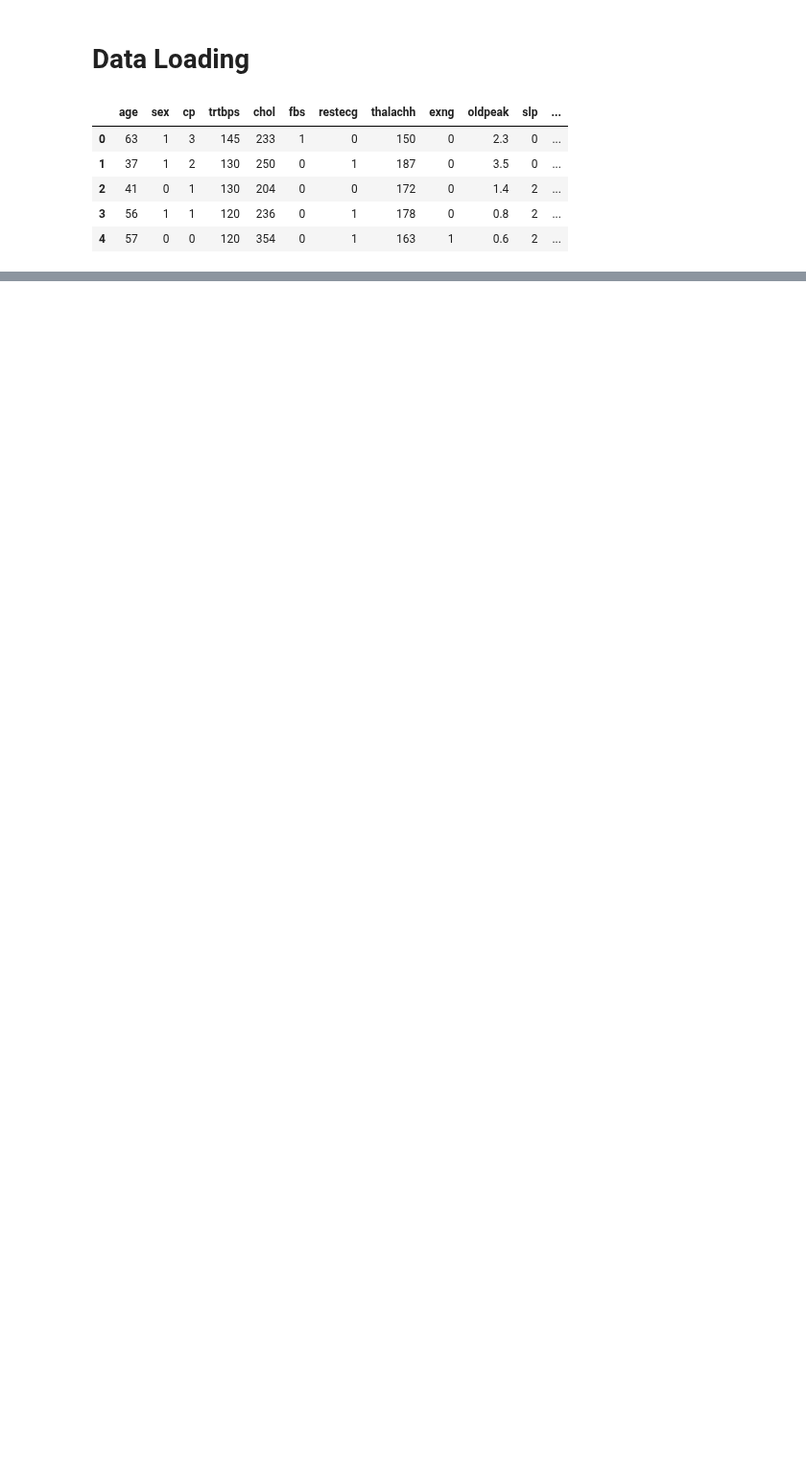
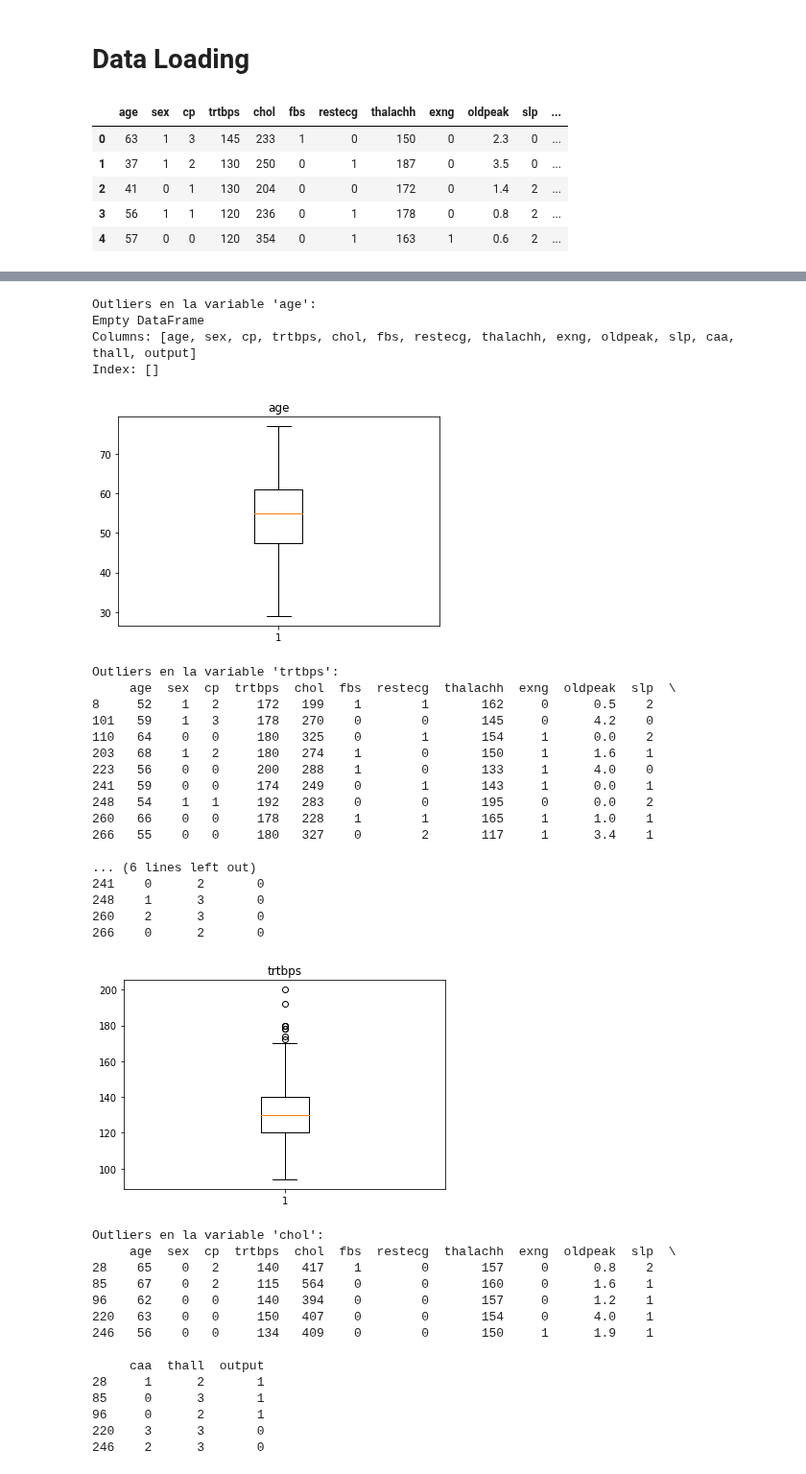
Before and after one commit to OscarTienda/heart-attack-analysis-prection, a Jupyter notebook: code/heart-attack-analysis-prediction.ipynb, the cells around one changed output, grey strips where cells are left out. Shown at 96% size. Cells and saved outputs as stored; diff of their text form; code cells hidden in the pictures; blank space fills up the shorter version.

```diff
--- a/code/heart-attack-analysis-prediction.ipynb
+++ b/code/heart-attack-analysis-prediction.ipynb
@@ -18,0 +26,62 @@ df_original.head()
+# %%
+variables = ["age", "trtbps", "chol", "thalachh", "oldpeak"]
+
+# Iterar sobre las variables para detectar y visualizar outliers
+for variable in variables:
+    # Calcular los límites utilizando el rango intercuartílico (IQR)
+    Q1 = df_original[variable].quantile(0.25)
+    Q3 = df_original[variable].quantile(0.75)
+    IQR = Q3 - Q1
+    lower_bound = Q1 - 1.5 * IQR
+    upper_bound = Q3 + 1.5 * IQR
+
+    # Identificar los outliers
+    outliers = df_original[(df_original[variable] < lower_bound) | (df_original[variable] > upper_bound)]
+
+    # Mostrar los outliers
+    print("Outliers en la variable '{}':".format(variable))
+    print(outliers)
+
+    # Generar un box plot para visualizar los outliers
+    plt.figure()
+    plt.boxplot(df_original[variable])
+    plt.title(variable)
+    plt.show()
+# %% [output]
+Outliers en la variable 'age':
+Empty DataFrame
+Columns: [age, sex, cp, trtbps, chol, fbs, restecg, thalachh, exng, oldpeak, slp, caa, thall, output]
+Index: []
+[figure, added]
+Outliers en la variable 'trtbps':
+     age  sex  cp  trtbps  chol  fbs  restecg  thalachh  exng  oldpeak  slp  \
+8     52    1   2     172   199    1        1       162     0      0.5    2
+101   59    1   3     178   270    0        0       145     0      4.2    0
+110   64    0   0     180   325    0        1       154     1      0.0    2
+203   68    1   2     180   274    1        0       150     1      1.6    1
+223   56    0   0     200   288    1        0       133     1      4.0    0
+241   59    0   0     174   249    0        1       143     1      0.0    1
+248   54    1   1     192   283    0        0       195     0      0.0    2
+260   66    0   0     178   228    1        1       165     1      1.0    1
+266   55    0   0     180   327    0        2       117     1      3.4    1
+
+... (6 lines left out)
+241    0      2       0
+248    1      3       0
+260    2      3       0
+266    0      2       0
+[figure, added]
+Outliers en la variable 'chol':
+     age  sex  cp  trtbps  chol  fbs  restecg  thalachh  exng  oldpeak  slp  \
+28    65    0   2     140   417    1        0       157     0      0.8    2
+85    67    0   2     115   564    0        0       160     0      1.6    1
+96    62    0   0     140   394    0        0       157     0      1.2    1
+220   63    0   0     150   407    0        0       154     0      4.0    1
+246   56    0   0     134   409    0        0       150     1      1.9    1
+
+     caa  thall  output
+28     1      2       1
+85     0      3       1
+96     0      2       1
+220    3      3       0
+246    2      3       0
```
Also changed, not shown: parts of 60 cells of this notebook, 1 other file.
